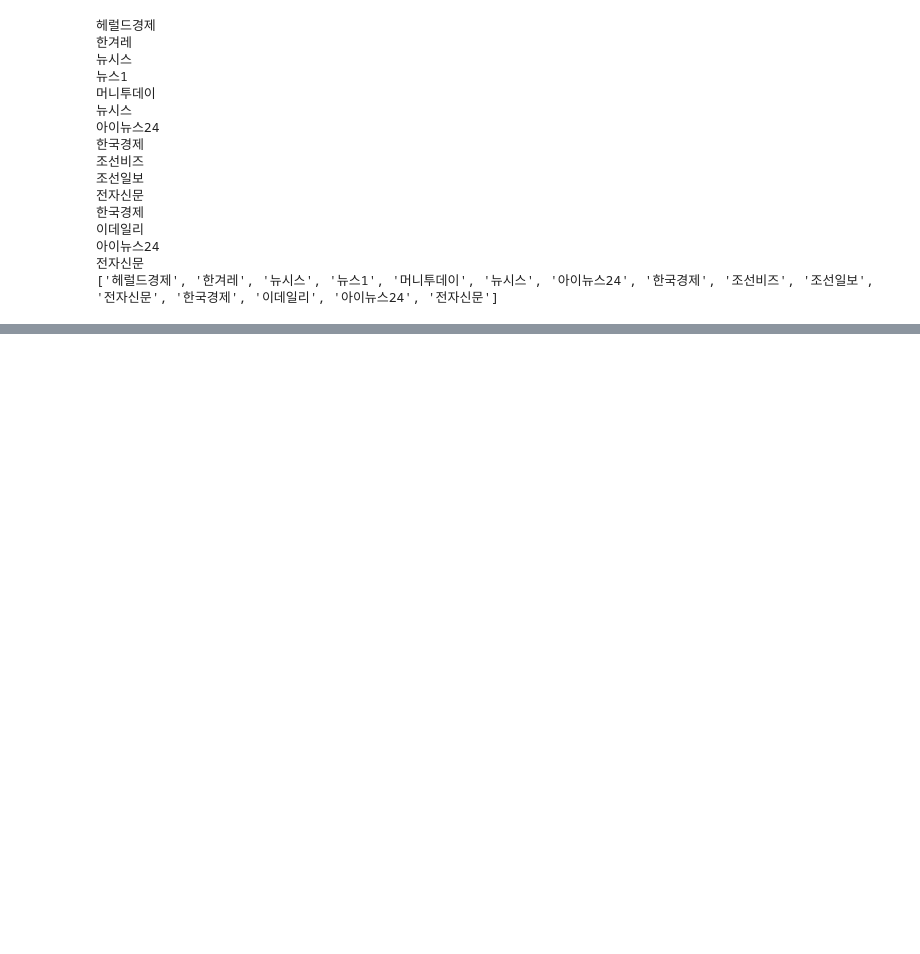
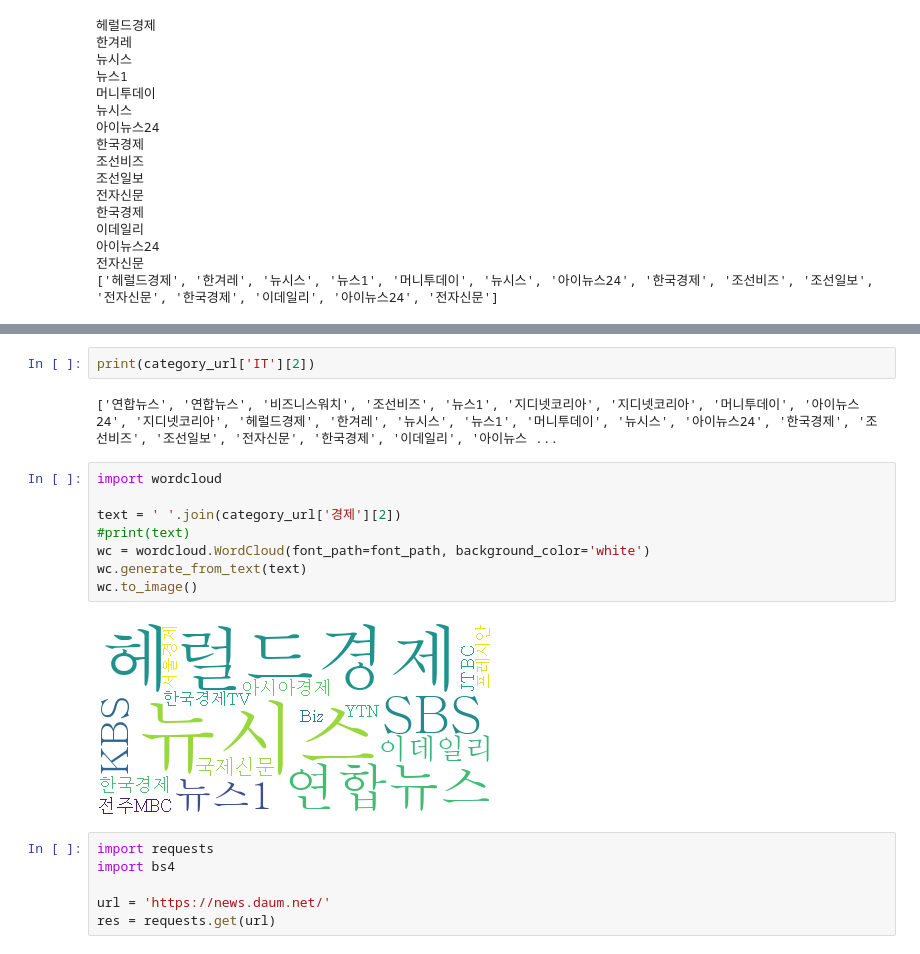
Before and after one commit to skjung1979/classproject, a Jupyter notebook: python/포털뉴스크롤링데이터분석.ipynb, the cells around one changed output, grey strips where cells are left out. Saved outputs shown, nothing was run; the diff lists cells and outputs as text; blank space fills up the shorter version.

```diff
--- a/python/포털뉴스크롤링데이터분석.ipynb
+++ b/python/포털뉴스크롤링데이터분석.ipynb
@@ -101,0 +122,20 @@ print(temp_a)
+# %%
+print(category_url['IT'][2])
+# %% [output]
+['연합뉴스', '연합뉴스', '비즈니스워치', '조선비즈', '뉴스1', '지디넷코리아', '지디넷코리아', '머니투데이', '아이뉴스24', '지디넷코리아', '헤럴드경제', '한겨레', '뉴시스', '뉴스1', '머니투데이', '뉴시스', '아이뉴스24', '한국경제', '조선비즈', '조선일보', '전자신문', '한국경제', '이데일리', '아이뉴스 ...
+# %%
+import wordcloud
+
+text = ' '.join(category_url['경제'][2])
+#print(text)
+wc = wordcloud.WordCloud(font_path=font_path, background_color='white')
+wc.generate_from_text(text)
+wc.to_image()
+# %% [output]
+[figure, added]
+# %%
+import requests
+import bs4
+
+url = 'https://news.daum.net/'
+res = requests.get(url)
```
Also changed, not shown: parts of 8 cells of this notebook, 1 other file.
